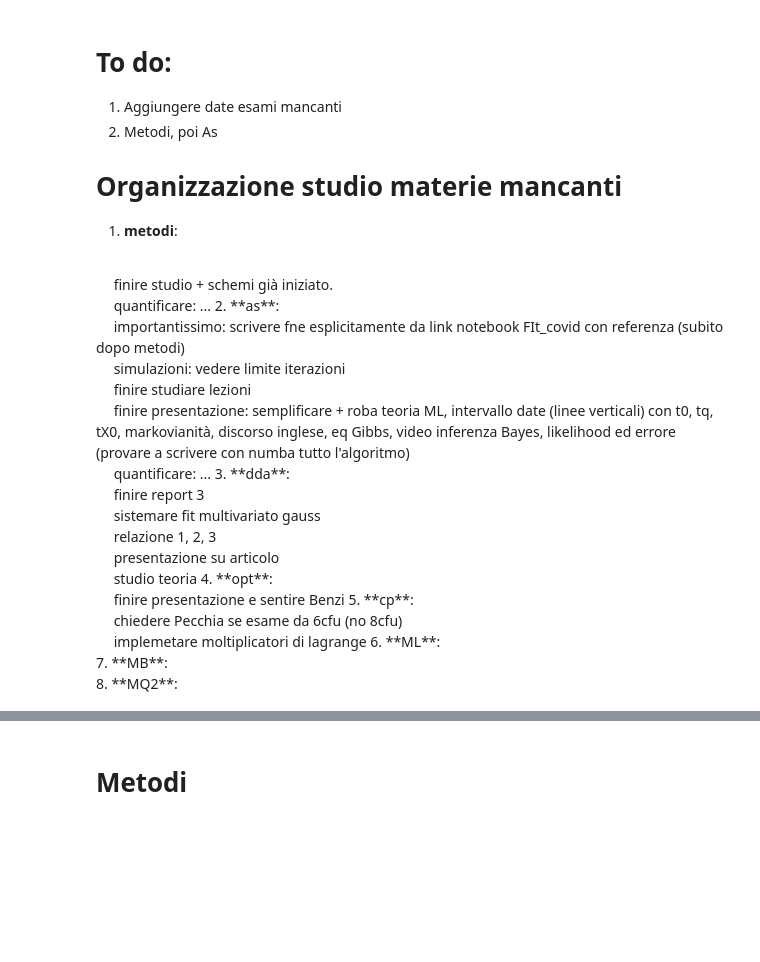
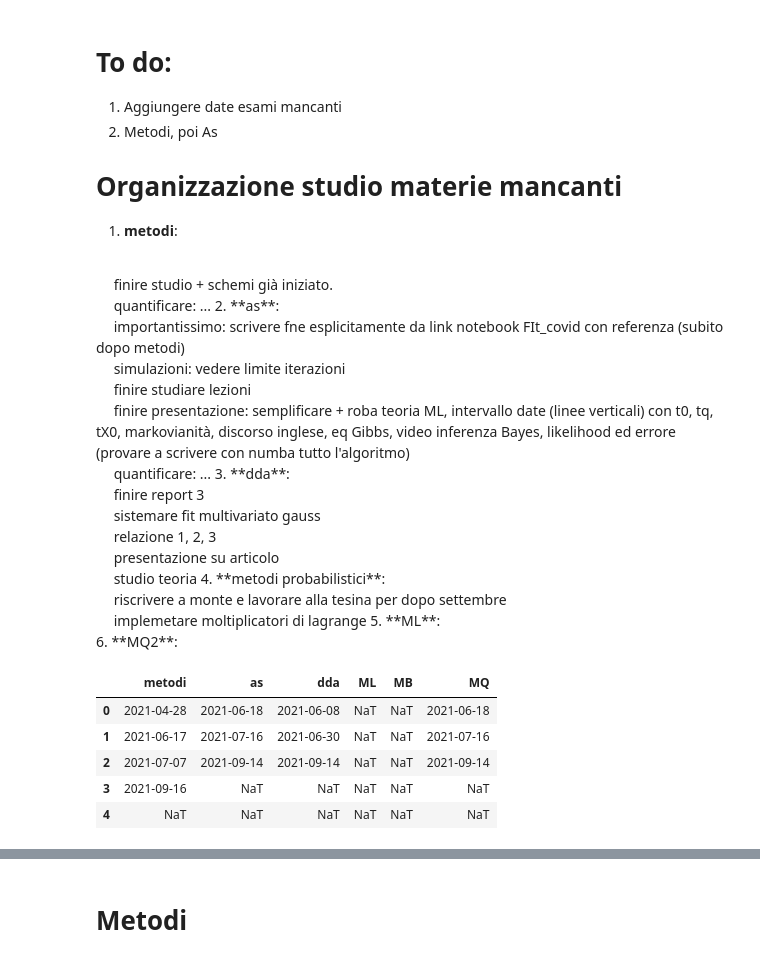
Before and after one commit to Nuelam9/Bayesian-inference-on-SCIR-epidemic-model, a Jupyter notebook: Caledario esami/esami.ipynb, the cells around one changed output, grey strips where cells are left out. Cells and saved outputs as stored; diff of their text form; code cells hidden in the pictures; blank space fills up the shorter version.

```diff
--- a/Caledario esami/esami.ipynb
+++ b/Caledario esami/esami.ipynb
@@ -32,44 +32,50 @@
 &emsp;    presentazione su articolo
 <br>
 &emsp;    studio teoria
-4. **opt**:
+4. **metodi probabilistici**:
 <br>
-&emsp;    finire presentazione e sentire Benzi
-5. **cp**:
-<br>
-&emsp;    chiedere Pecchia se esame da 6cfu (no 8cfu)
+&emsp;    riscrivere a monte e lavorare alla tesina per dopo settembre
 <br>
 &emsp;    implemetare moltiplicatori di lagrange
-6. **ML**:
+5. **ML**:
 <br>
-7. **MB**:
+6. **MQ2**:
 <br>
-8. **MQ2**:
-<br>
 # %%
 import pandas as pd
 import numpy as np
 # %%
 # Add exame's dates dictonary
 dic = {
     'metodi': ['28/04/2021', '17/06/2021', '07/07/2021', '16/09/2021', pd.NaT],
     'as': ['18/06/2021', '16/07/2021', '14/09/2021', pd.NaT, pd.NaT],
-    'opt': ['17/06/2021', '02/07/2021', '19/07/2021', '03/09/2021', '21/09/2021'],
     'dda': ['08/06/2021', '30/06/2021', '14/09/2021', pd.NaT, pd.NaT],
-    'cp': ['24/06/2021', '22/07/2021', '10/09/2021', pd.NaT, pd.NaT],
     'ML': [pd.NaT, pd.NaT, pd.NaT, pd.NaT, pd.NaT],
     'MB': [pd.NaT, pd.NaT, pd.NaT, pd.NaT, pd.NaT],
-    'quantistica': ['18/06/2021', '16/07/2021', '14/09/2021', pd.NaT, pd.NaT],
+    'MQ': ['18/06/2021', '16/07/2021', '14/09/2021', pd.NaT, pd.NaT],
 }
 
 # Add cfu dictonary
 cfus = {
     'metodi': 8.,
-    'quantistica': 8.,
+    'MQ': 8.,
     'as': 10.,
     'dda': 8.,
     'opt': 8.,
     'cp': 8.,    # chiedere Pecchia se possibile da 6cfu
     'ML': 9.,
     'MB': 6.
 }
+
+df = pd.DataFrame(dic).T
+for ind in df.index:
+    df.loc[ind, :] = pd.to_datetime(df.loc[ind, :], format='%d/%m/%Y')
+
+df.T
+# %% [output]
+|  | metodi | as | dda | ML | MB | MQ |
+| 0 | 2021-04-28 | 2021-06-18 | 2021-06-08 | NaT | NaT | 2021-06-18 |
+| 1 | 2021-06-17 | 2021-07-16 | 2021-06-30 | NaT | NaT | 2021-07-16 |
+| 2 | 2021-07-07 | 2021-09-14 | 2021-09-14 | NaT | NaT | 2021-09-14 |
+| 3 | 2021-09-16 | NaT | NaT | NaT | NaT | NaT |
+| 4 | NaT | NaT | NaT | NaT | NaT | NaT |
```
Also changed, not shown: parts of 6 cells of this notebook.
